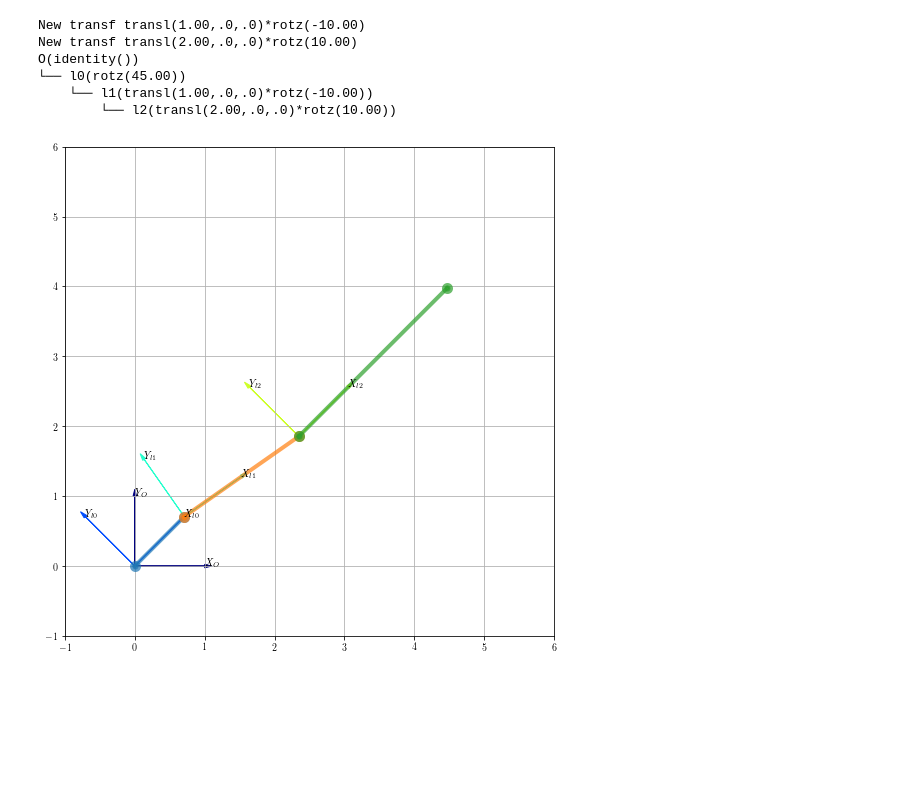
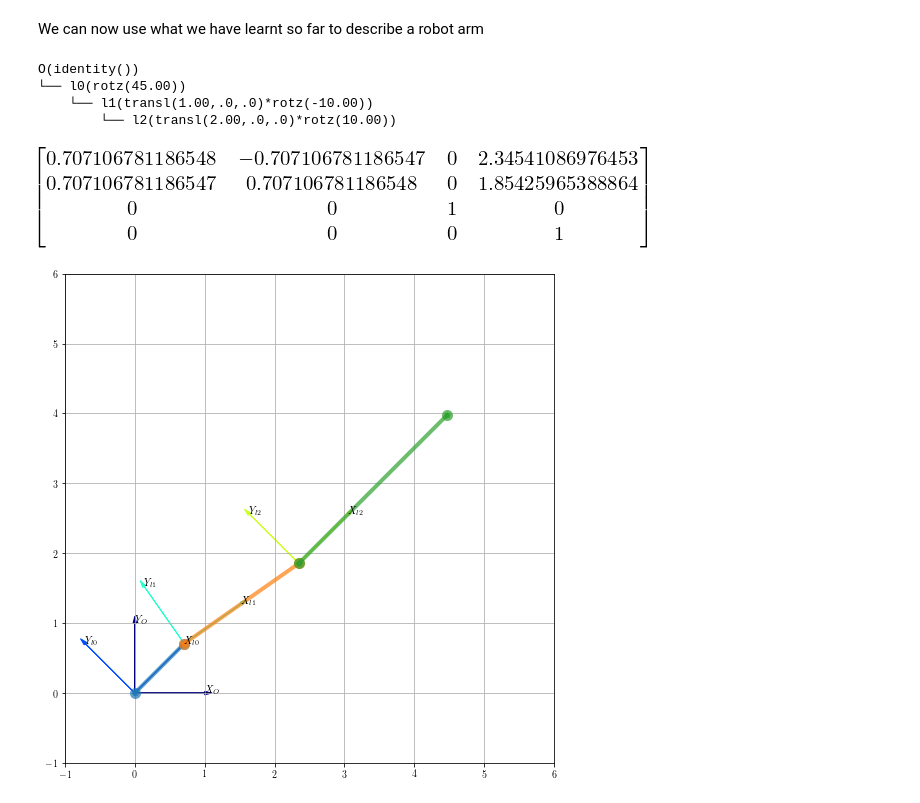
Before and after one commit to octavifs/simbiorob, a Jupyter notebook: transformations.ipynb, the cells around one changed output. Cells and saved outputs as stored; diff of their text form; code cells hidden in the pictures; blank space fills up the shorter version.

```diff
--- a/transformations.ipynb
+++ b/transformations.ipynb
@@ -51,21 +103,24 @@ O(identity())
+# %% [markdown]
+We can now use what we have learnt so far to describe a robot arm
 # %%
 from links import MultiLink
 
 l1 = 1.0; a1 = 45.0
 l2 = 2.0; a2 = -10.0
 l3 = 3.0; a3 = 10.0
 arm = MultiLink()
 link1 = arm.addLink(l1, a1)
 link2 = arm.addLink(l2, a2)
 link3 = arm.addLink(l3, a3)
 print arm.tt
 
 arm.plotLinks()
+
+arm.tt.Hs[-1]
 # %% [output]
-New transf transl(1.00,.0,.0)*rotz(-10.00)
-New transf transl(2.00,.0,.0)*rotz(10.00)
 O(identity())
 └── l0(rotz(45.00))
     └── l1(transl(1.00,.0,.0)*rotz(-10.00))
         └── l2(transl(2.00,.0,.0)*rotz(10.00))
-[figure, old version]
+[figure, new version]
+[figure, added]
```
Also changed, not shown: parts of 11 cells of this notebook, 4 other files.
